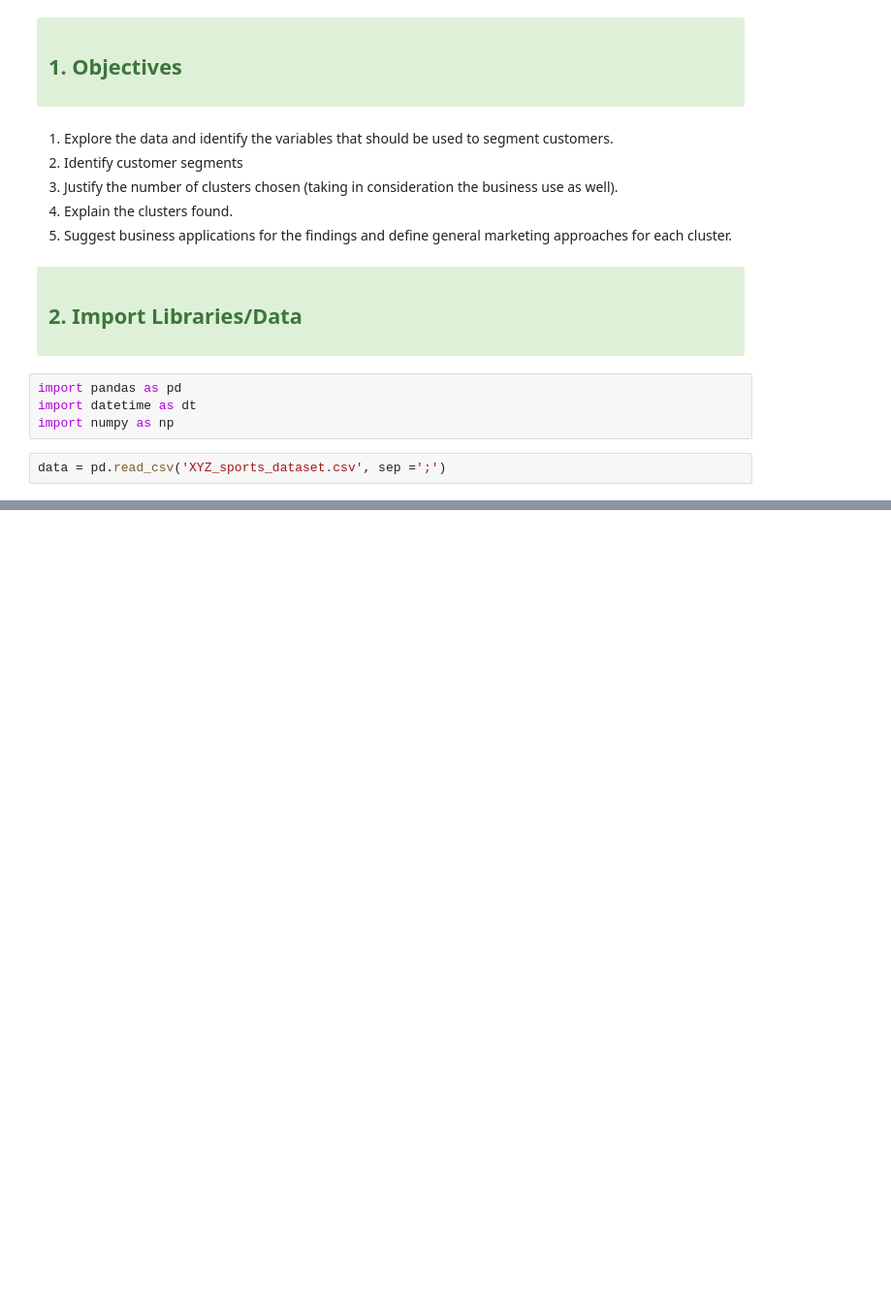
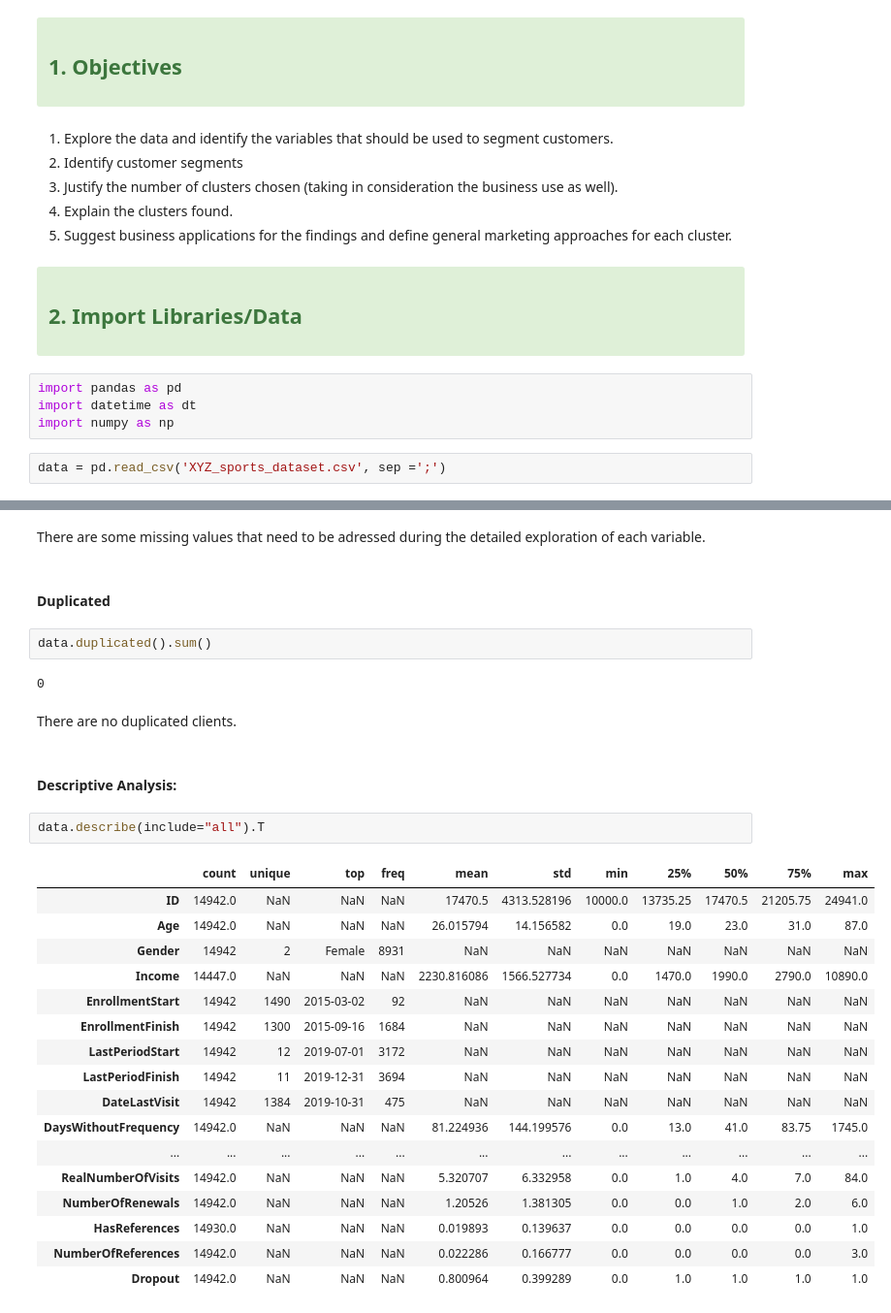
Before and after one commit to raquelxr/data-mining-proj, a Jupyter notebook: final_project_DM.ipynb, the cells around one changed output, grey strips where cells are left out. Shown at 97% size. Saved outputs shown, nothing was run; the diff lists cells and outputs as text; blank space fills up the shorter version.

Commit message:
Last Changes 23/12 -S

```diff
--- a/final_project_DM.ipynb
+++ b/final_project_DM.ipynb
@@ -33,0 +98,32 @@ data = pd.read_csv('XYZ_sports_dataset.csv', sep =';')
+# %% [markdown]
+There are some missing values that need to be adressed during the detailed exploration of each variable.
+# %% [markdown]
+#### Duplicated
+# %%
+data.duplicated().sum()
+# %% [output]
+0
+# %% [markdown]
+There are no duplicated clients.
+# %% [markdown]
+#### Descriptive Analysis:
+# %%
+data.describe(include="all").T
+# %% [output]
+|  | count | unique | top | freq | mean | std | min | 25% | 50% | 75% | max |
+| ID | 14942.0 | NaN | NaN | NaN | 17470.5 | 4313.528196 | 10000.0 | 13735.25 | 17470.5 | 21205.75 | 24941.0 |
+| Age | 14942.0 | NaN | NaN | NaN | 26.015794 | 14.156582 | 0.0 | 19.0 | 23.0 | 31.0 | 87.0 |
+| Gender | 14942 | 2 | Female | 8931 | NaN | NaN | NaN | NaN | NaN | NaN | NaN |
+| Income | 14447.0 | NaN | NaN | NaN | 2230.816086 | 1566.527734 | 0.0 | 1470.0 | 1990.0 | 2790.0 | 10890.0 |
+| EnrollmentStart | 14942 | 1490 | 2015-03-02 | 92 | NaN | NaN | NaN | NaN | NaN | NaN | NaN |
+| EnrollmentFinish | 14942 | 1300 | 2015-09-16 | 1684 | NaN | NaN | NaN | NaN | NaN | NaN | NaN |
+| LastPeriodStart | 14942 | 12 | 2019-07-01 | 3172 | NaN | NaN | NaN | NaN | NaN | NaN | NaN |
+| LastPeriodFinish | 14942 | 11 | 2019-12-31 | 3694 | NaN | NaN | NaN | NaN | NaN | NaN | NaN |
+| DateLastVisit | 14942 | 1384 | 2019-10-31 | 475 | NaN | NaN | NaN | NaN | NaN | NaN | NaN |
+| DaysWithoutFrequency | 14942.0 | NaN | NaN | NaN | 81.224936 | 144.199576 | 0.0 | 13.0 | 41.0 | 83.75 | 1745.0 |
+| ... | ... | ... | ... | ... | ... | ... | ... | ... | ... | ... | ... |
+| RealNumberOfVisits | 14942.0 | NaN | NaN | NaN | 5.320707 | 6.332958 | 0.0 | 1.0 | 4.0 | 7.0 | 84.0 |
+| NumberOfRenewals | 14942.0 | NaN | NaN | NaN | 1.20526 | 1.381305 | 0.0 | 0.0 | 1.0 | 2.0 | 6.0 |
+| HasReferences | 14930.0 | NaN | NaN | NaN | 0.019893 | 0.139637 | 0.0 | 0.0 | 0.0 | 0.0 | 1.0 |
+| NumberOfReferences | 14942.0 | NaN | NaN | NaN | 0.022286 | 0.166777 | 0.0 | 0.0 | 0.0 | 0.0 | 3.0 |
+| Dropout | 14942.0 | NaN | NaN | NaN | 0.800964 | 0.399289 | 0.0 | 1.0 | 1.0 | 1.0 | 1.0 |
```
Also changed, not shown: parts of 64 cells of this notebook, 1 other file.
